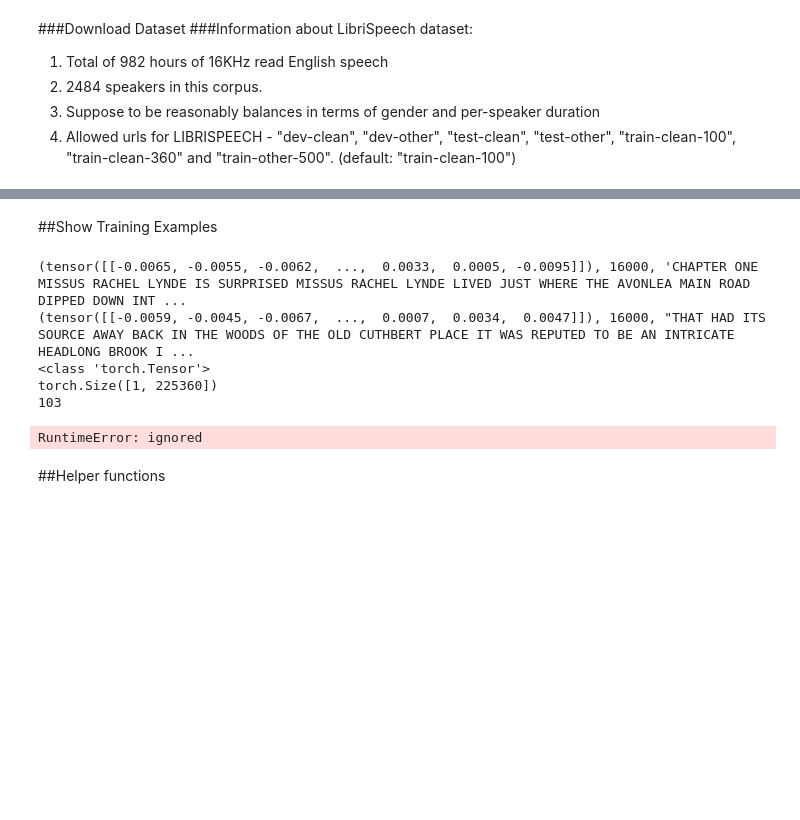
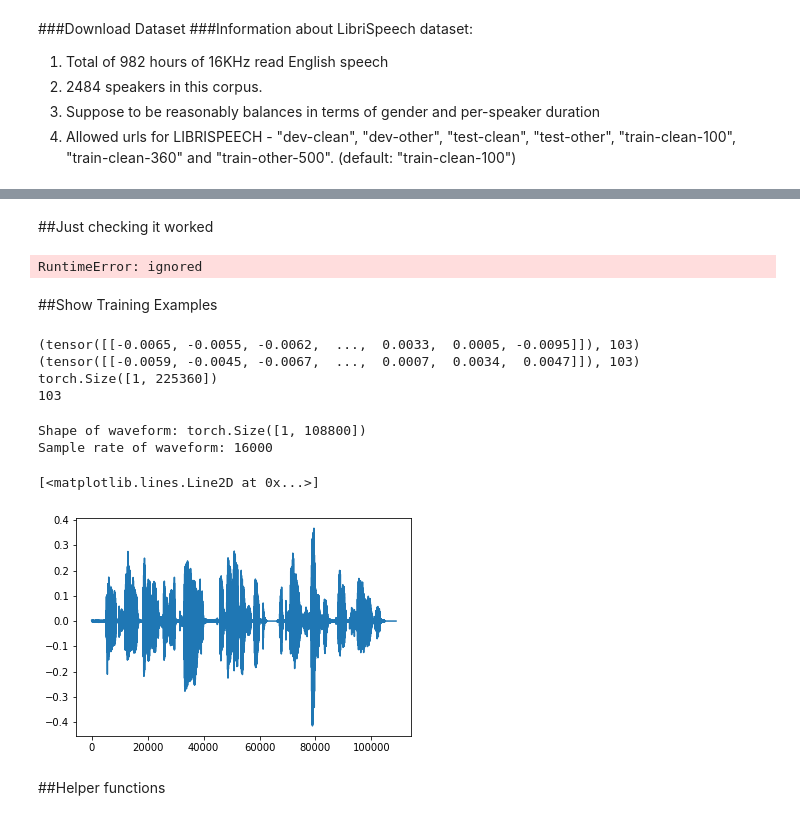
Before and after one commit to danshal/DL_project, a Jupyter notebook: wav2vec_SV.ipynb, the cells around one changed output, grey strips where cells are left out. Cells and saved outputs as stored; diff of their text form; code cells hidden in the pictures; blank space fills up the shorter version.

Commit message:
DataLoader is now working but still need to try transform data on GPU so colab wont crash

```diff
--- a/wav2vec_SV.ipynb
+++ b/wav2vec_SV.ipynb
@@ -331,34 +299,47 @@ TypeError: ignored
+# %% [markdown]
+##Just checking it worked
+# %%
+#print(next(iter(my_train_loader)))
+counter = 0
+for i, data in enumerate(my_train_loader, 0):
+  counter = counter + 1
+  if counter > 3:
+    break
+  inputs, labels = data[0], data[1]
+  print(inputs[0].shape)
+  print(inputs[1].shape)
+# %% [output]
+RuntimeError: ignored
 # %% [markdown]
 ##Show Training Examples
 # %%
-images = next(iter(train_data))
+exmps = next(iter(my_train_data))
 count = 0
-for i in iter(train_data):
+for i in iter(my_train_data):
   count = count + 1
   print(i)
   if count == 2:
     break
-print(images[0].shape)  #audio samples as tensor
-print(images[3])  #represents speaker id
+print(exmps[0].shape)  #audio samples as tensor
+print(exmps[1])  #represents speaker id
 # %% [output]
-(tensor([[-0.0065, -0.0055, -0.0062,  ...,  0.0033,  0.0005, -0.0095]]), 16000, 'CHAPTER ONE MISSUS RACHEL LYNDE IS SURPRISED MISSUS RACHEL LYNDE LIVED JUST WHERE THE AVONLEA MAIN ROAD DIPPED DOWN INT ...
-(tensor([[-0.0059, -0.0045, -0.0067,  ...,  0.0007,  0.0034,  0.0047]]), 16000, "THAT HAD ITS SOURCE AWAY BACK IN THE WOODS OF THE OLD CUTHBERT PLACE IT WAS REPUTED TO BE AN INTRICATE HEADLONG BROOK I ...
-<class 'torch.Tensor'>
+(tensor([[-0.0065, -0.0055, -0.0062,  ...,  0.0033,  0.0005, -0.0095]]), 103)
+(tensor([[-0.0059, -0.0045, -0.0067,  ...,  0.0007,  0.0034,  0.0047]]), 103)
 torch.Size([1, 225360])
 103
-# %%
-for i, data in enumerate(train_loader, 0):
-  inputs, labels = data[0].to(device), data[1].to(device)
-# %% [output]
-RuntimeError: ignored
 # %%
-waveform, sample_rate = torchaudio.load(speaker_84_data_dir)
+waveform, sample_rate = torchaudio.load(f'{speaker_84_data_dir}/121123/84-121123-0003.flac')
 
 print("Shape of waveform: {}".format(waveform.size()))
 print("Sample rate of waveform: {}".format(sample_rate))
 
 plt.figure()
 plt.plot(waveform.t().numpy())
+# %% [output]
+Shape of waveform: torch.Size([1, 108800])
+Sample rate of waveform: 16000
+[<matplotlib.lines.Line2D at 0x...>]
+[figure, added]
 # %% [markdown]
 ##Helper functions
 # %%
```
Also changed, not shown: parts of 15 cells of this notebook.
